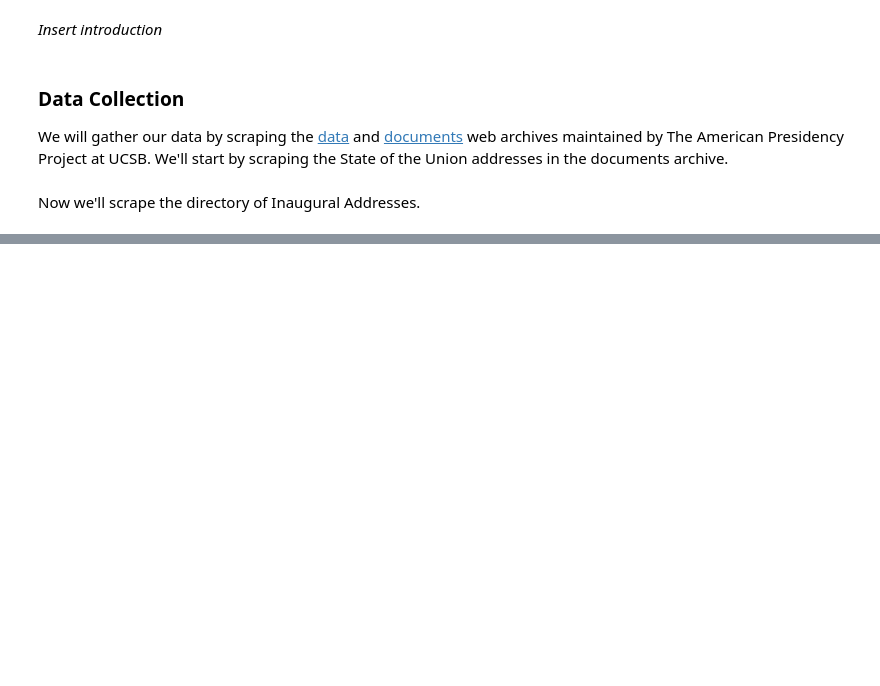
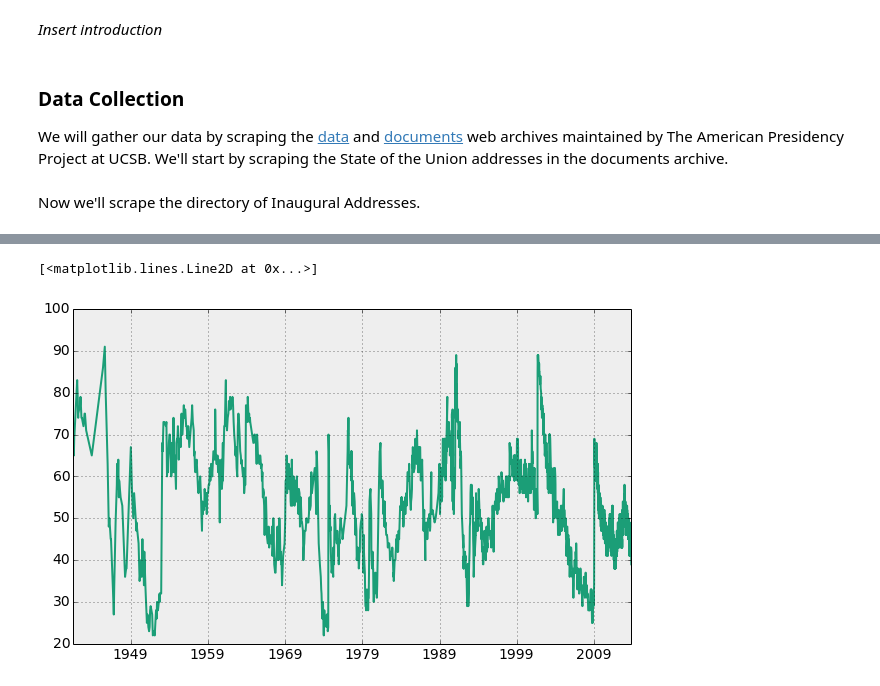
Before and after one commit to rlucioni/executive-evolution, a Jupyter notebook: cs109-project.ipynb, the cells around one changed output, grey strips where cells are left out. Drawn from its saved outputs; the diff is of its cells as text; code cells hidden in the pictures; blank space fills up the shorter version.

Commit message:
scraped gallup poll data

```diff
--- a/cs109-project.ipynb
+++ b/cs109-project.ipynb
@@ -90,0 +146,16 @@ Now we'll scrape the directory of Inaugural Addresses.
+# %%
+# read in the Gallup job approval ratings
+f = open('gallup.json')
+raw = f.read()
+ratings = json.loads(raw)
+f.close()
+# %%
+# put gallup poll data into a dataframe
+gallup = pd.DataFrame(ratings)
+# %%
+# convert dates into datetime objects
+poll_begin = [dt.datetime.strptime(x,"%m/%d/%Y") for x in gallup.poll_begin]
+poll_end = [dt.datetime.strptime(x,"%m/%d/%Y") for x in gallup.poll_end]
+gallup['poll_begin'] = poll_begin
+gallup['poll_end'] = poll_end
+gallup.head()
@@ -90,0 +169,5 @@ Now we'll scrape the directory of Inaugural Addresses.
+# %%
+plt.plot(list(gallup.poll_begin), list(gallup.rating_approve))
+# %% [output]
+[<matplotlib.lines.Line2D at 0x...>]
+[figure, added]
```
Also changed, not shown: parts of 7 cells of this notebook, 1 other file.
